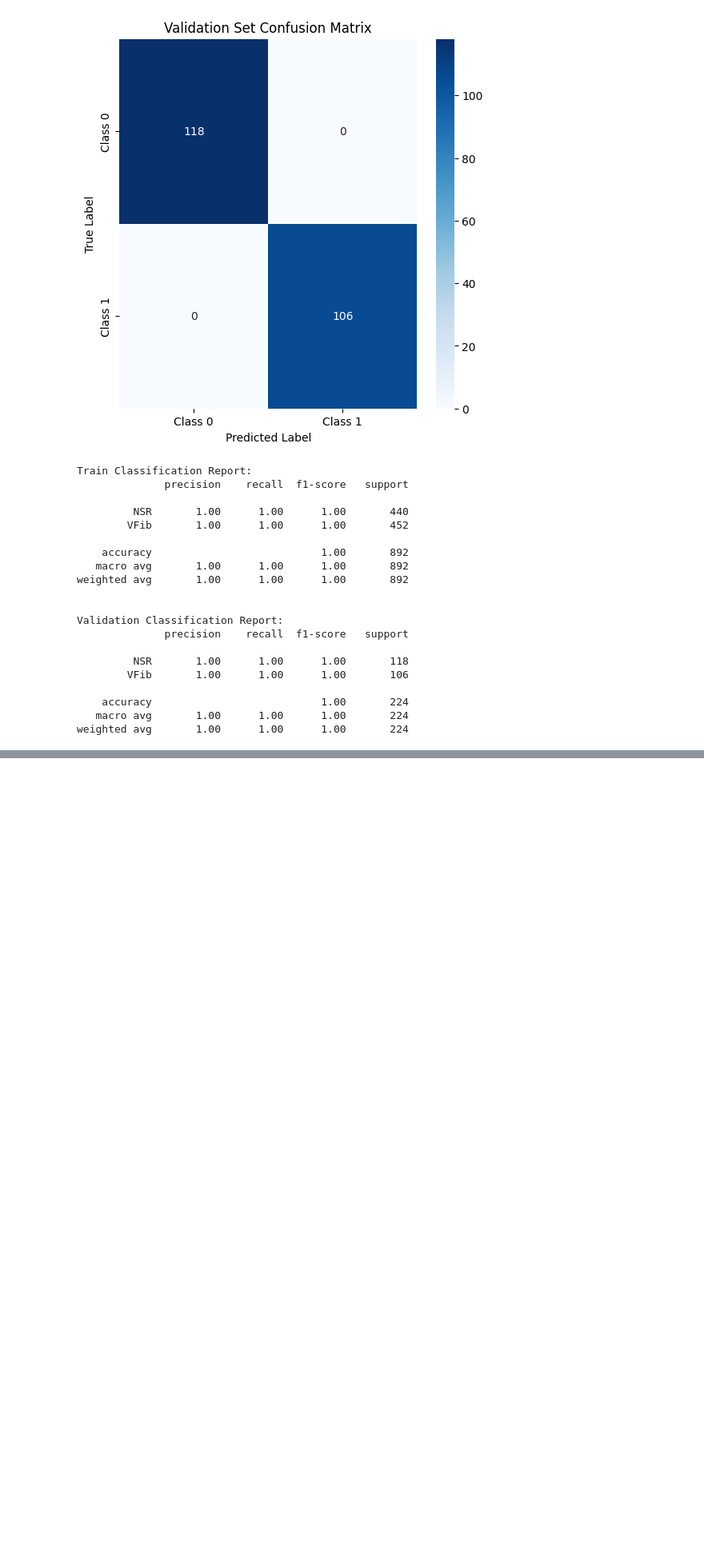
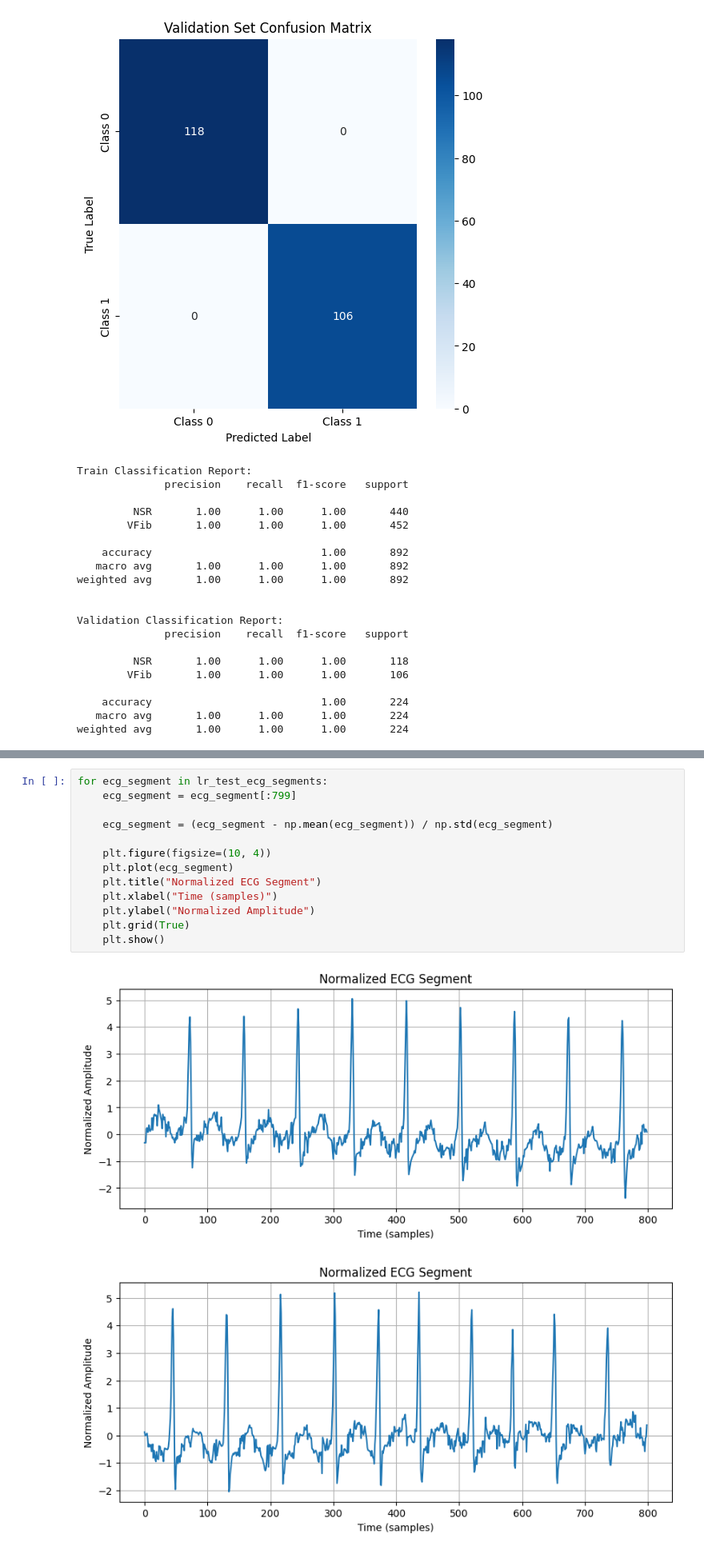
Before and after one commit to ntvinh2005/CSSALT-waveform-classify-model, a Jupyter notebook: exp2.ipynb, the cells around one changed output, grey strips where cells are left out. Shown at 80% size. Cells and saved outputs as stored; diff of their text form; blank space fills up the shorter version.

```diff
--- a/exp2.ipynb
+++ b/exp2.ipynb
@@ -481,0 +532,16 @@ Label: 1, Probability: 0.999430239200592
+# %%
+for ecg_segment in lr_test_ecg_segments:
+    ecg_segment = ecg_segment[:799]
+
+    ecg_segment = (ecg_segment - np.mean(ecg_segment)) / np.std(ecg_segment)
+
+    plt.figure(figsize=(10, 4))
+    plt.plot(ecg_segment)
+    plt.title("Normalized ECG Segment")
+    plt.xlabel("Time (samples)")
+    plt.ylabel("Normalized Amplitude")
+    plt.grid(True)
+    plt.show()
+# %% [output]
+[figure, added]
+[figure, added]
```
Also changed, not shown: parts of 10 cells of this notebook.
